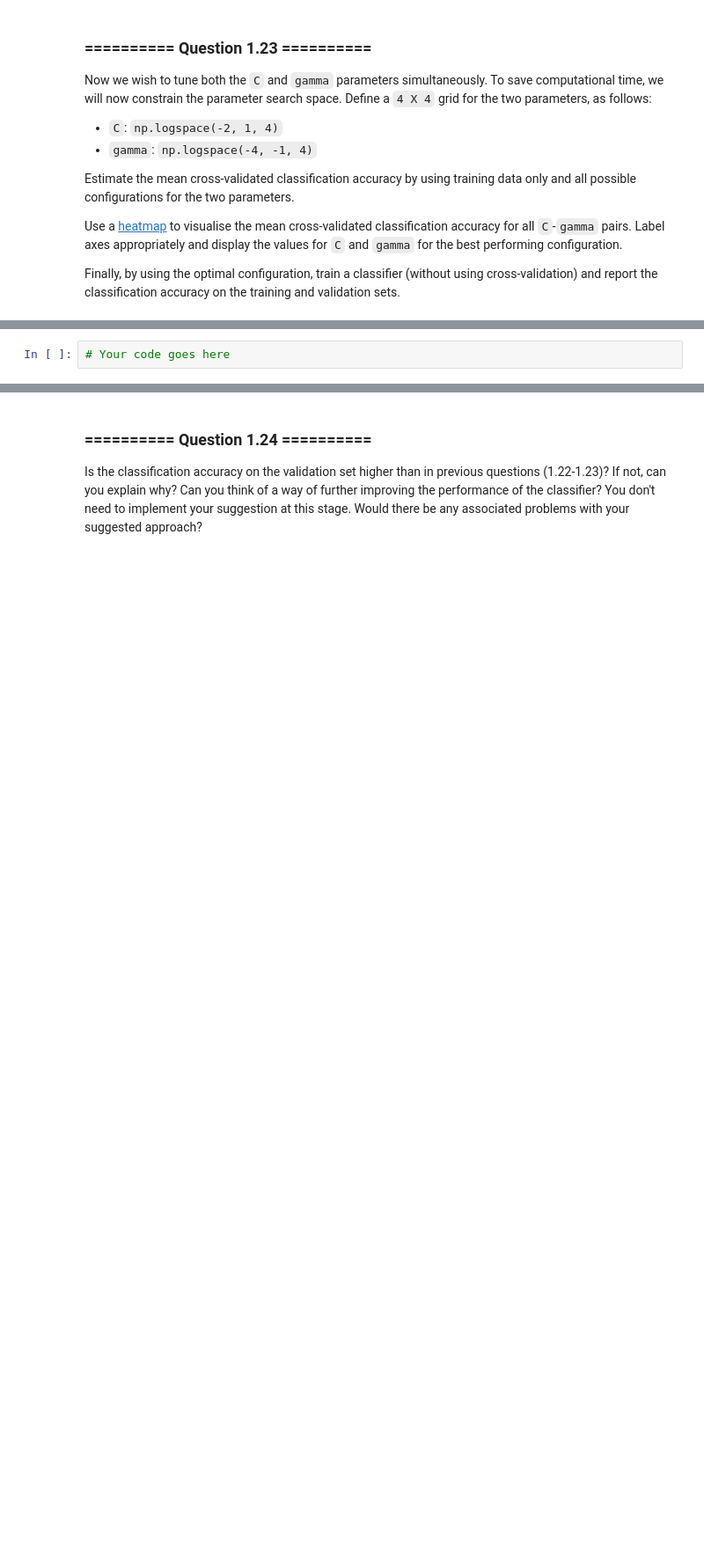
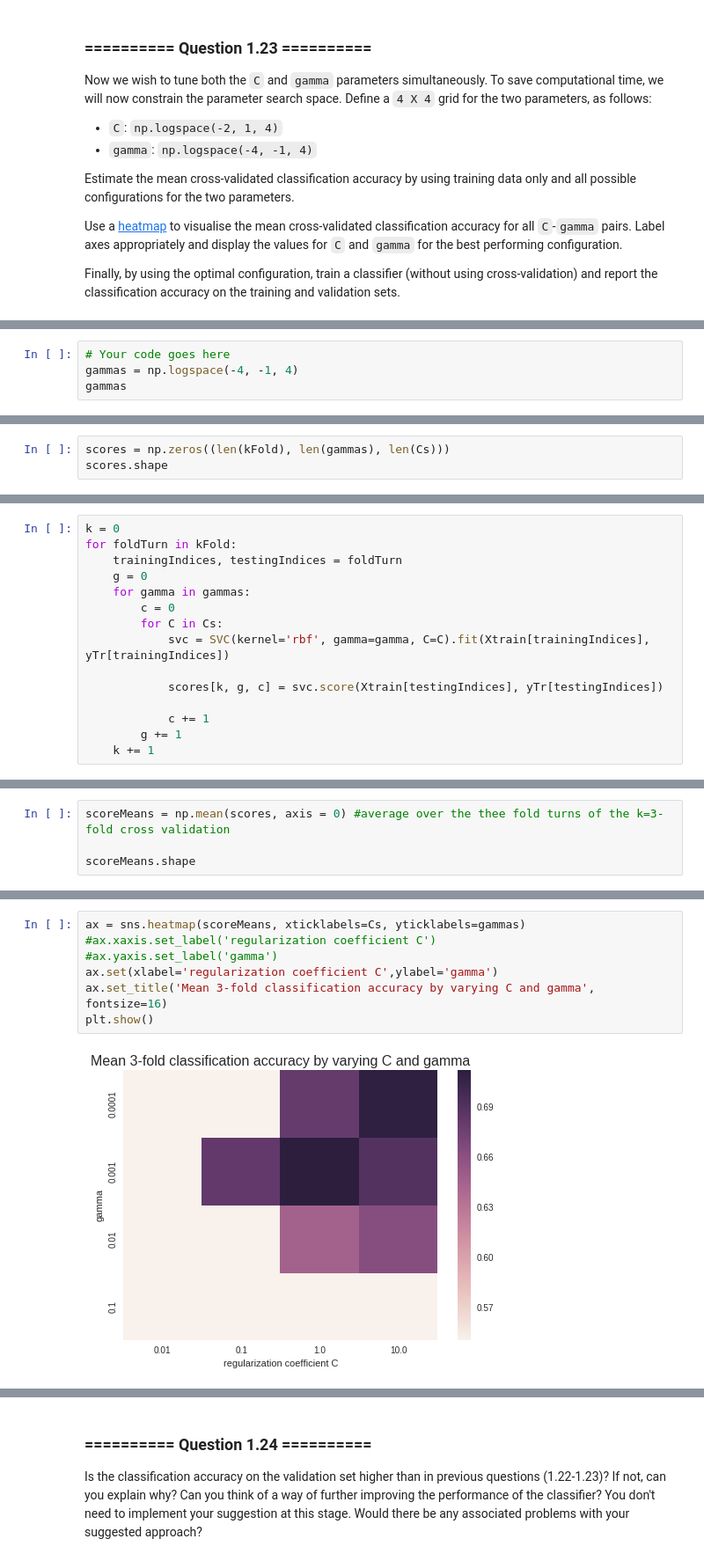
Before and after one commit to ngbcos/iaml-1, a Jupyter notebook: 07_Assignment_3-pligor.ipynb, the cells around one changed output, grey strips where cells are left out. Shown: that part at 88% size. Cells and saved outputs as stored; diff of their text form; blank space fills up the shorter version.

```diff
--- a/07_Assignment_3-pligor.ipynb
+++ b/07_Assignment_3-pligor.ipynb
@@ -1145,2 +1352,4 @@ Finally, by using the optimal configuration, train a classifier (without using c
 # %%
 # Your code goes here
+gammas = np.logspace(-4, -1, 4)
+gammas
@@ -1146,0 +1358,3 @@ Finally, by using the optimal configuration, train a classifier (without using c
+# %%
+scores = np.zeros((len(kFold), len(gammas), len(Cs)))
+scores.shape
@@ -1146,0 +1363,15 @@ Finally, by using the optimal configuration, train a classifier (without using c
+# %%
+k = 0
+for foldTurn in kFold:
+    trainingIndices, testingIndices = foldTurn
+    g = 0
+    for gamma in gammas:
+        c = 0
+        for C in Cs:
+            svc = SVC(kernel='rbf', gamma=gamma, C=C).fit(Xtrain[trainingIndices], yTr[trainingIndices])
+
+            scores[k, g, c] = svc.score(Xtrain[testingIndices], yTr[testingIndices])
+
+            c += 1
+        g += 1
+    k += 1
@@ -1146,0 +1395,4 @@ Finally, by using the optimal configuration, train a classifier (without using c
+# %%
+scoreMeans = np.mean(scores, axis = 0) #average over the thee fold turns of the k=3-fold cross validation
+
+scoreMeans.shape
@@ -1146,0 +1408,9 @@ Finally, by using the optimal configuration, train a classifier (without using c
+# %%
+ax = sns.heatmap(scoreMeans, xticklabels=Cs, yticklabels=gammas)
+#ax.xaxis.set_label('regularization coefficient C')
+#ax.yaxis.set_label('gamma')
+ax.set(xlabel='regularization coefficient C',ylabel='gamma')
+ax.set_title('Mean 3-fold classification accuracy by varying C and gamma', fontsize=16)
+plt.show()
+# %% [output]
+[figure, added]
```
Also changed, not shown: parts of 202 cells of this notebook, 1 other file.
